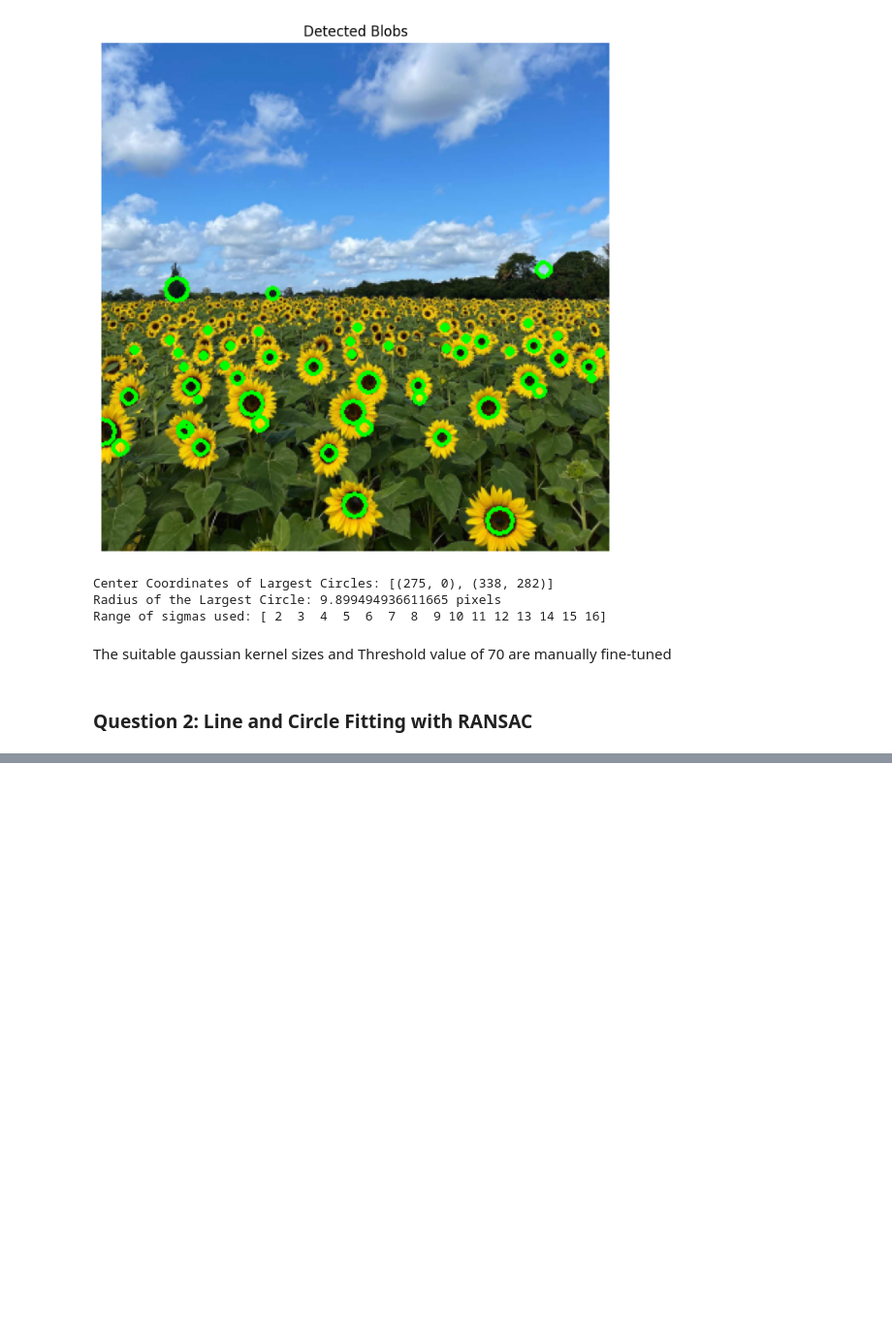
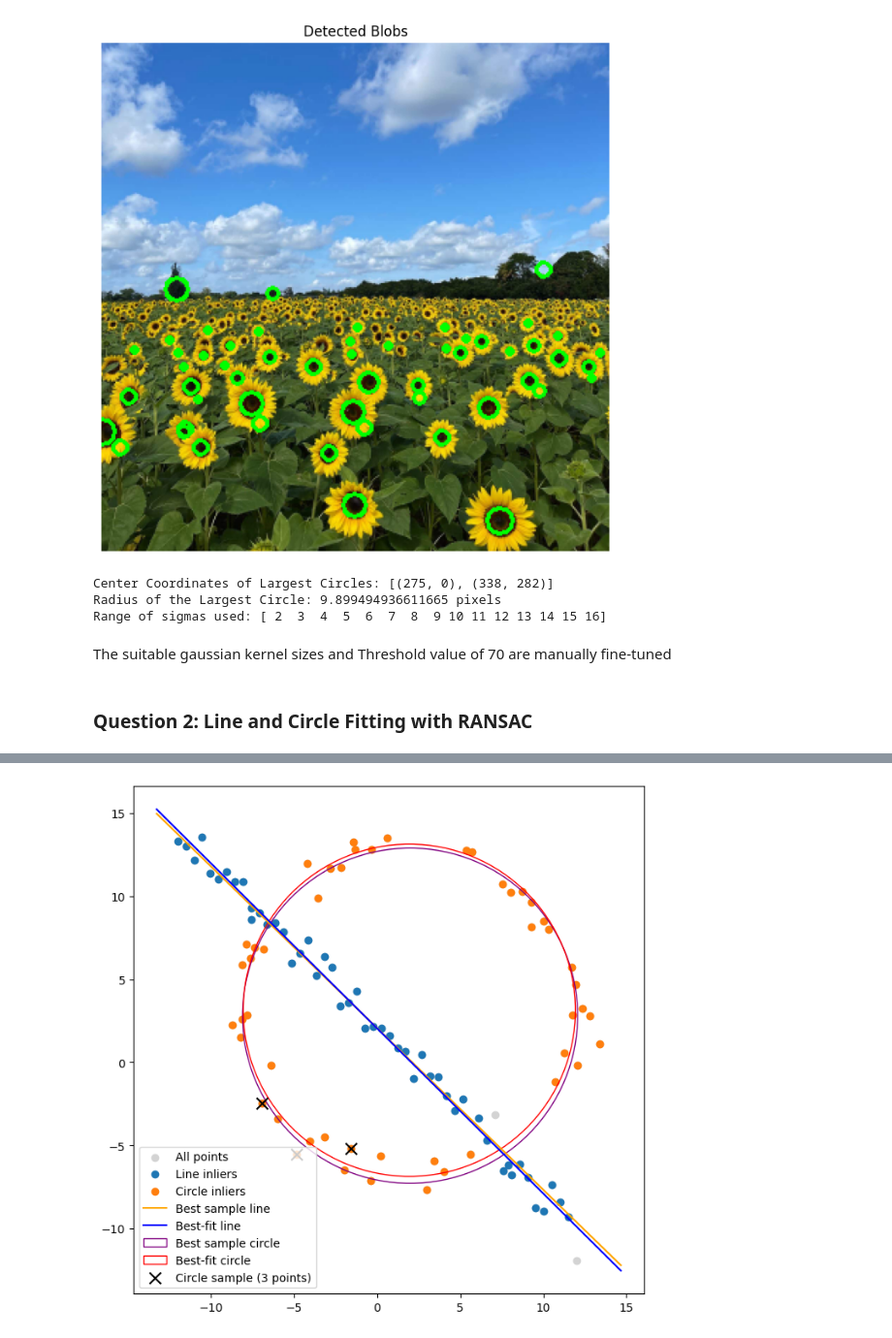
Before and after one commit to maneth-b03p/Image_Processing_and_Machine_Vision_Activities, a Jupyter notebook: Assignment2/230476T_a02.ipynb, the cells around one changed output, grey strips where cells are left out. Shown at 97% size. Drawn from its saved outputs; the diff is of its cells as text; code cells hidden in the pictures; blank space fills up the shorter version.

```diff
--- a/Assignment2/230476T_a02.ipynb
+++ b/Assignment2/230476T_a02.ipynb
@@ -140,0 +332,24 @@ ImportError: cannot import name 'common_texification' from 'matplotlib.backends.
+# %%
+fig, ax = plt.subplots(1, 1, figsize=(8, 8))
+
+ax.scatter(X[:, 0], X[:, 1], label='All points', color='lightgray')
+ax.scatter(X[best_inliers, 0], X[best_inliers, 1], label='Line inliers')
+ax.scatter(X_rem[best_circle_inliers, 0], X_rem[best_circle_inliers, 1], label='Circle inliers')
+
+a_sample, b_sample, d_sample = best_model
+x_ = np.array(ax.get_xlim())
+ax.plot(x_, -(a_sample*x_ + d_sample)/b_sample, label='Best sample line', color='orange')
+ax.plot(x_, -(a*x_ +d)/b, label='Best-fit line', color='blue')
+
+xc_sample, yc_sample, r_sample = best_circle
+ax.add_patch(plt.Circle((xc_sample, yc_sample), r_sample, fill=False, color='purple', label='Best sample circle'))
+ax.add_patch(plt.Circle((xc, yc), r, fill=False, color='red', label='Best-fit circle'))
+
+sample_points = np.array([p1, p2, p3])
+ax.scatter(sample_points[:, 0], sample_points[:, 1], color='black', marker='x', s=100, label='Circle sample (3 points)')
+
+ax.set_aspect('equal', adjustable='box')
+ax.legend()
+plt.show()
+# %% [output]
+[figure, added]
```
Also changed, not shown: parts of 10 cells of this notebook.
